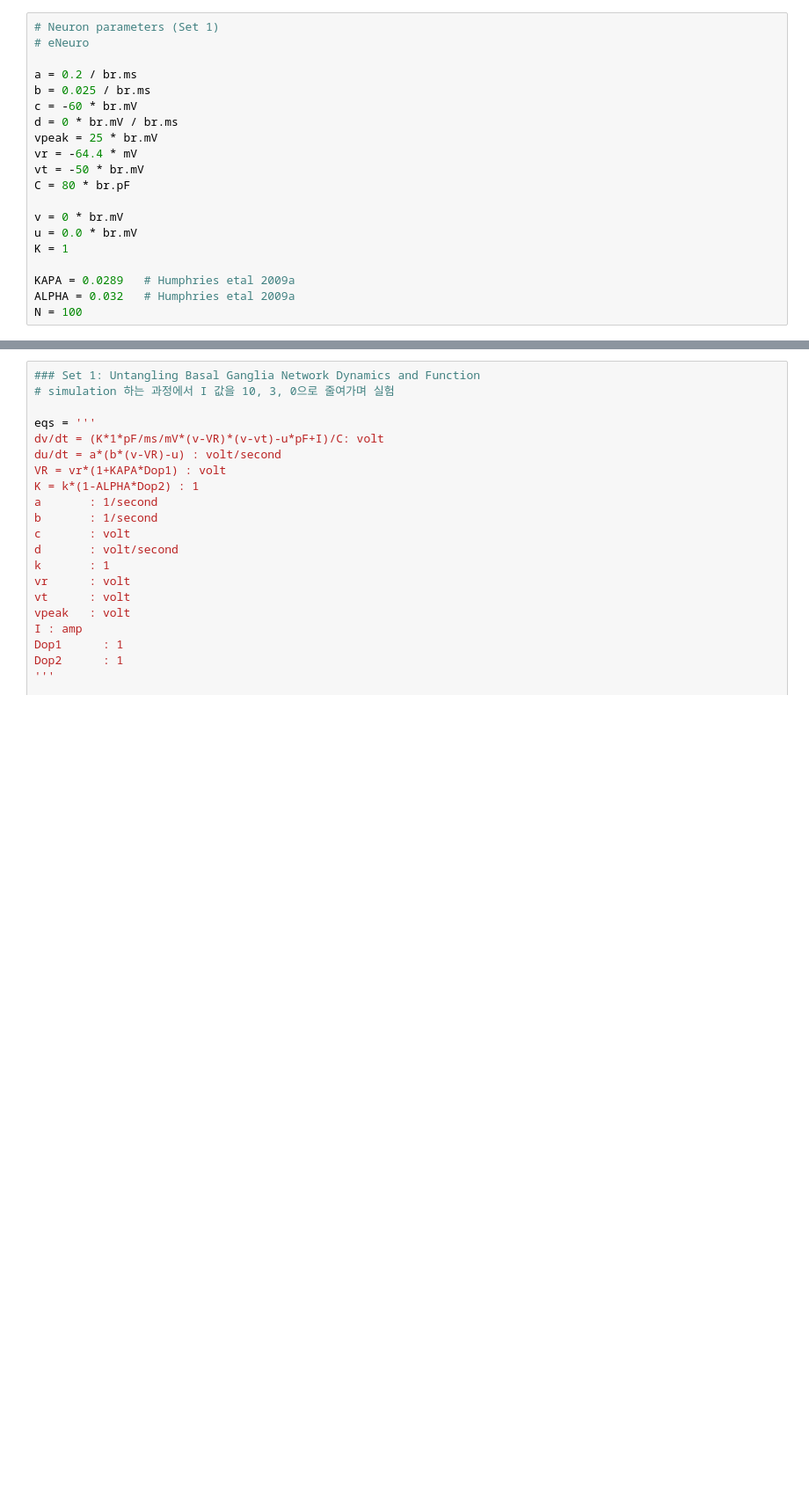
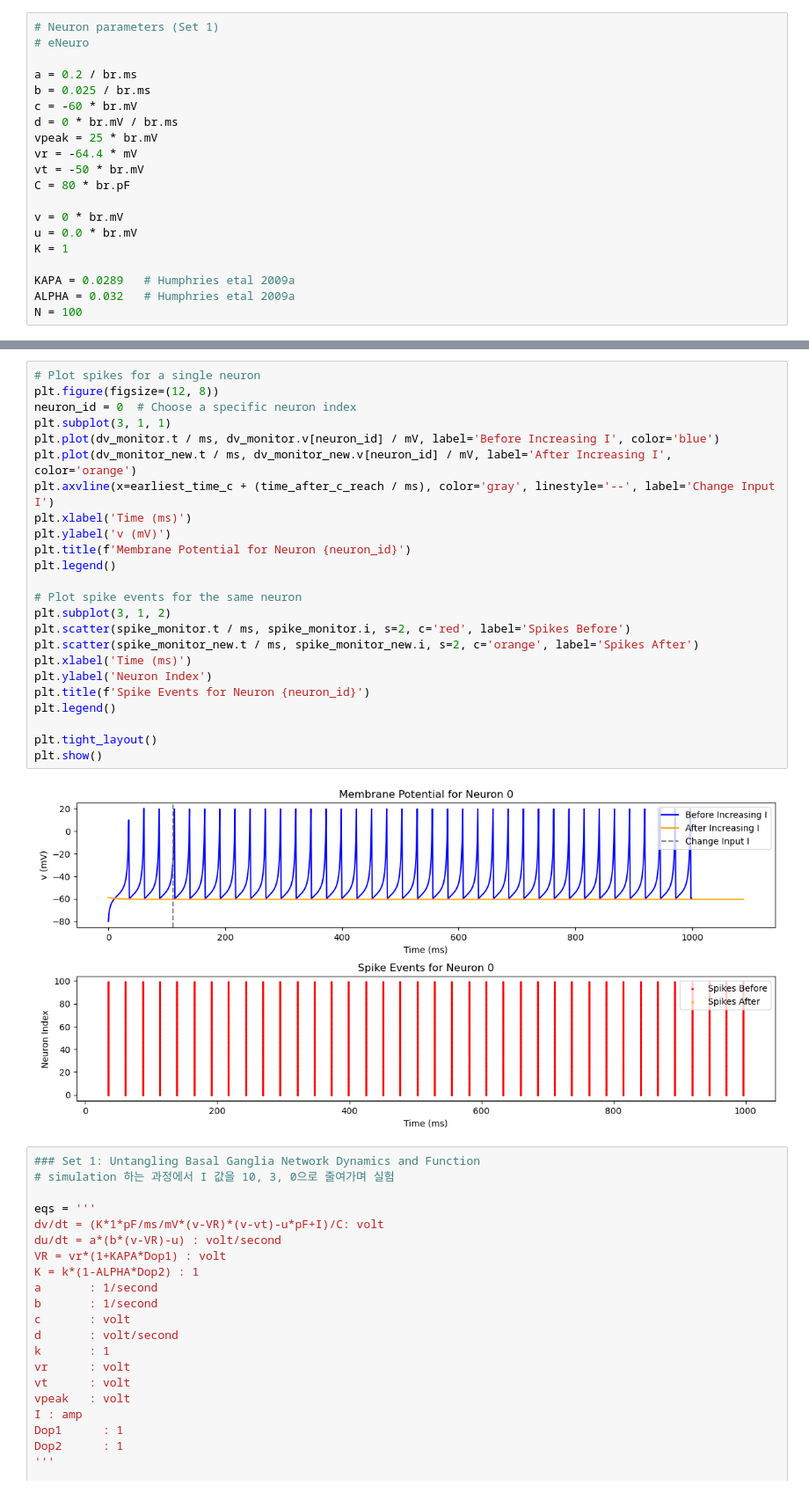
Before and after one commit to techzzt/Basal-ganglia-neuron-models, a Jupyter notebook: BG_insilico_SPN_temp.ipynb, the cells around one changed output, grey strips where cells are left out. Shown at 88% size. Saved outputs shown, nothing was run; the diff lists cells and outputs as text; blank space fills up the shorter version.

```diff
--- a/BG_insilico_SPN_temp.ipynb
+++ b/BG_insilico_SPN_temp.ipynb
@@ -244,3 +429,29 @@ Earliest time when v reaches vr (in ms): 6. Hz
+# %%
+# Plot spikes for a single neuron
+plt.figure(figsize=(12, 8))
+neuron_id = 0  # Choose a specific neuron index
+plt.subplot(3, 1, 1)
+plt.plot(dv_monitor.t / ms, dv_monitor.v[neuron_id] / mV, label='Before Increasing I', color='blue')
+plt.plot(dv_monitor_new.t / ms, dv_monitor_new.v[neuron_id] / mV, label='After Increasing I', color='orange')
+plt.axvline(x=earliest_time_c + (time_after_c_reach / ms), color='gray', linestyle='--', label='Change Input I')
+plt.xlabel('Time (ms)')
+plt.ylabel('v (mV)')
+plt.title(f'Membrane Potential for Neuron {neuron_id}')
+plt.legend()
+
+# Plot spike events for the same neuron
+plt.subplot(3, 1, 2)
+plt.scatter(spike_monitor.t / ms, spike_monitor.i, s=2, c='red', label='Spikes Before')
+plt.scatter(spike_monitor_new.t / ms, spike_monitor_new.i, s=2, c='orange', label='Spikes After')
+plt.xlabel('Time (ms)')
+plt.ylabel('Neuron Index')
+plt.title(f'Spike Events for Neuron {neuron_id}')
+plt.legend()
+
+plt.tight_layout()
+plt.show()
+# %% [output]
+[figure, added]
 # %%
 ### Set 1: Untangling Basal Ganglia Network Dynamics and Function
 # simulation 하는 과정에서 I 값을 10, 3, 0으로 줄여가며 실험
```
Also changed, not shown: parts of 4 cells of this notebook.
